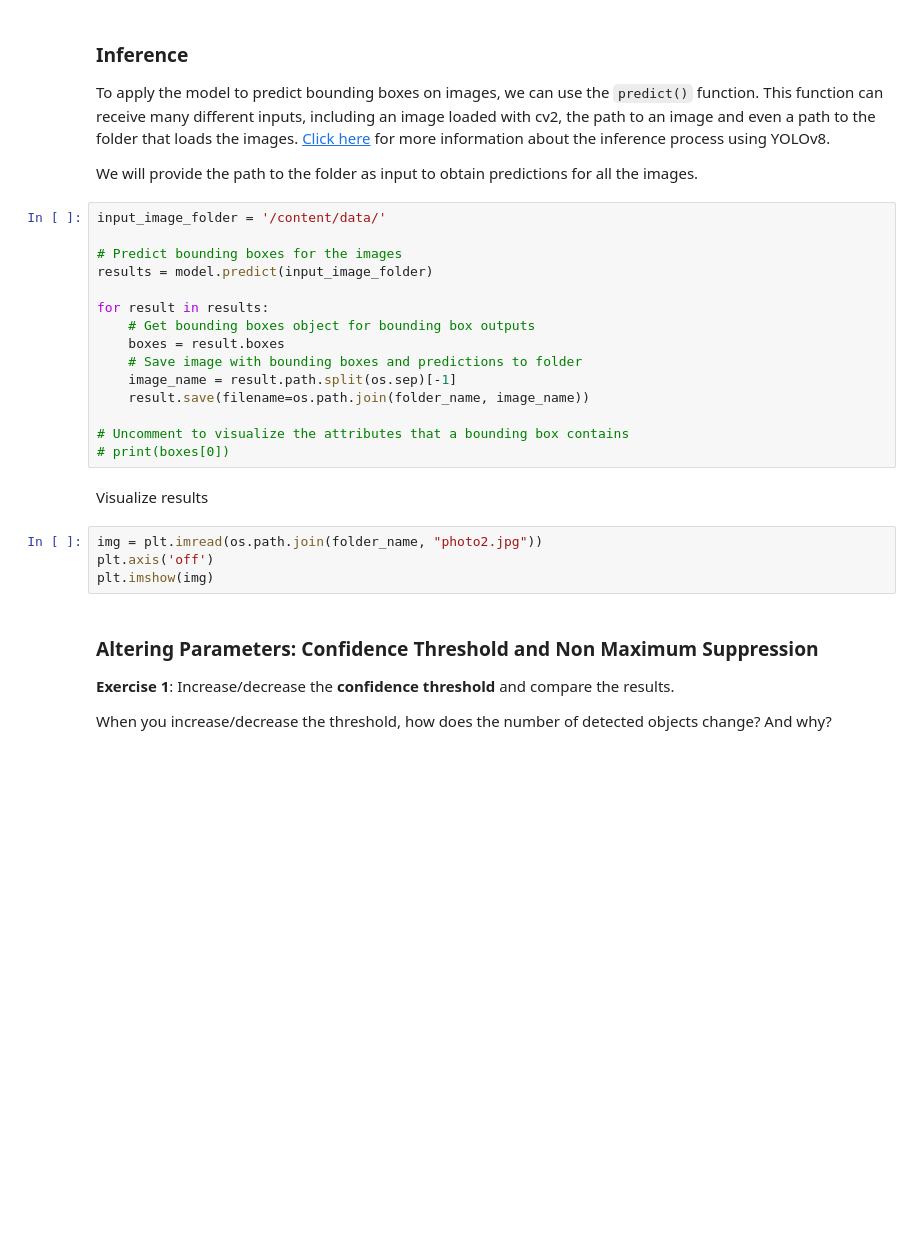
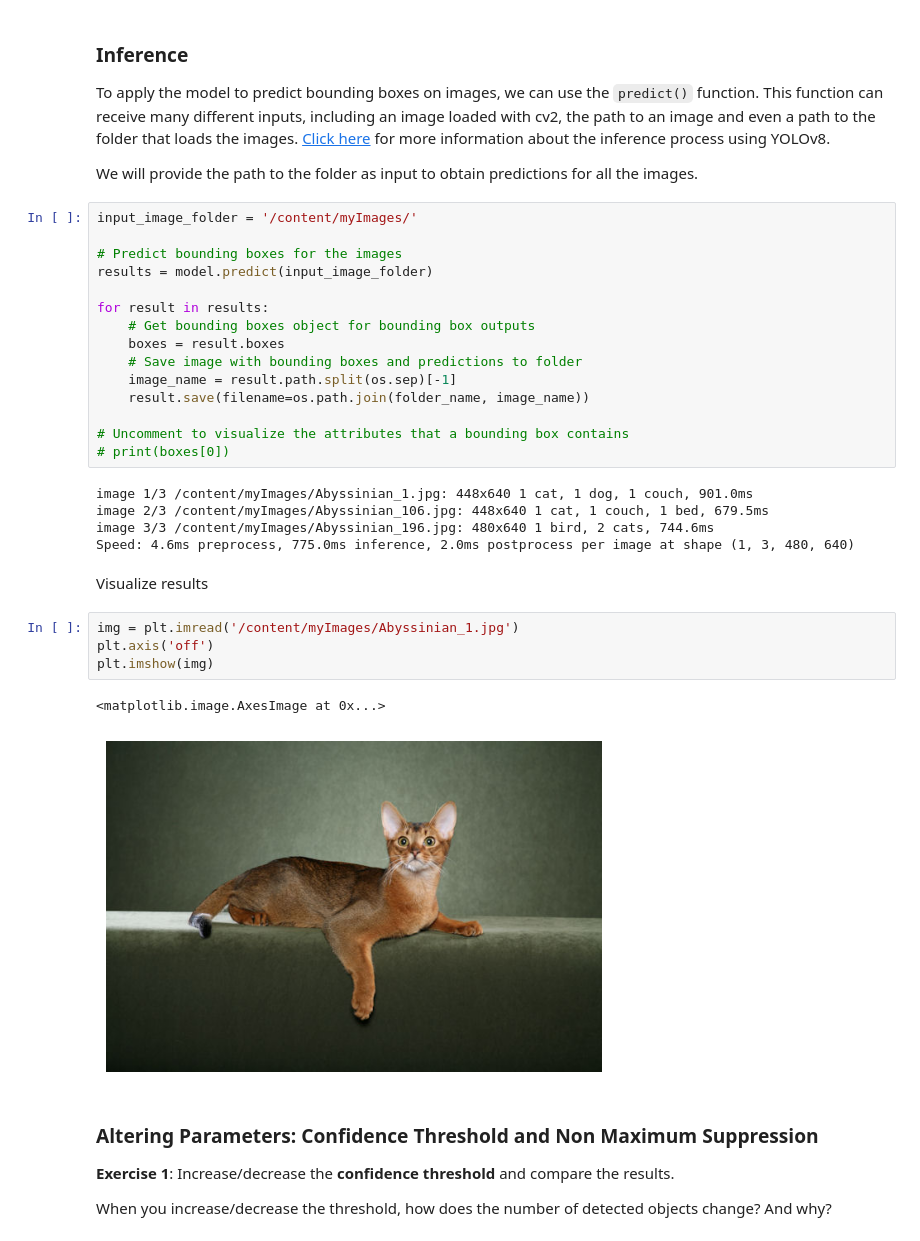
Before and after one commit to JaimeFRF/VisaoComputador, a Jupyter notebook: 09-dense-tasks.ipynb, the cells around one changed output. Saved outputs shown, nothing was run; the diff lists cells and outputs as text; blank space fills up the shorter version.

```diff
--- a/09-dense-tasks.ipynb
+++ b/09-dense-tasks.ipynb
@@ -560,7 +792,7 @@
 
 We will provide the path to the folder as input to obtain predictions for all the images.
 # %%
-input_image_folder = '/content/data/'
+input_image_folder = '/content/myImages/'
 
 # Predict bounding boxes for the images
 results = model.predict(input_image_folder)
@@ -574,12 +806,20 @@ for result in results:
 
 # Uncomment to visualize the attributes that a bounding box contains
 # print(boxes[0])
+# %% [output]
+image 1/3 /content/myImages/Abyssinian_1.jpg: 448x640 1 cat, 1 dog, 1 couch, 901.0ms
+image 2/3 /content/myImages/Abyssinian_106.jpg: 448x640 1 cat, 1 couch, 1 bed, 679.5ms
+image 3/3 /content/myImages/Abyssinian_196.jpg: 480x640 1 bird, 2 cats, 744.6ms
+Speed: 4.6ms preprocess, 775.0ms inference, 2.0ms postprocess per image at shape (1, 3, 480, 640)
 # %% [markdown]
 Visualize results
 # %%
-img = plt.imread(os.path.join(folder_name, "photo2.jpg"))
+img = plt.imread('/content/myImages/Abyssinian_1.jpg')
 plt.axis('off')
 plt.imshow(img)
+# %% [output]
+<matplotlib.image.AxesImage at 0x...>
+[figure, added]
 # %% [markdown]
 ### Altering Parameters: Confidence Threshold and Non Maximum Suppression
 
```
Also changed, not shown: parts of 29 cells of this notebook.
